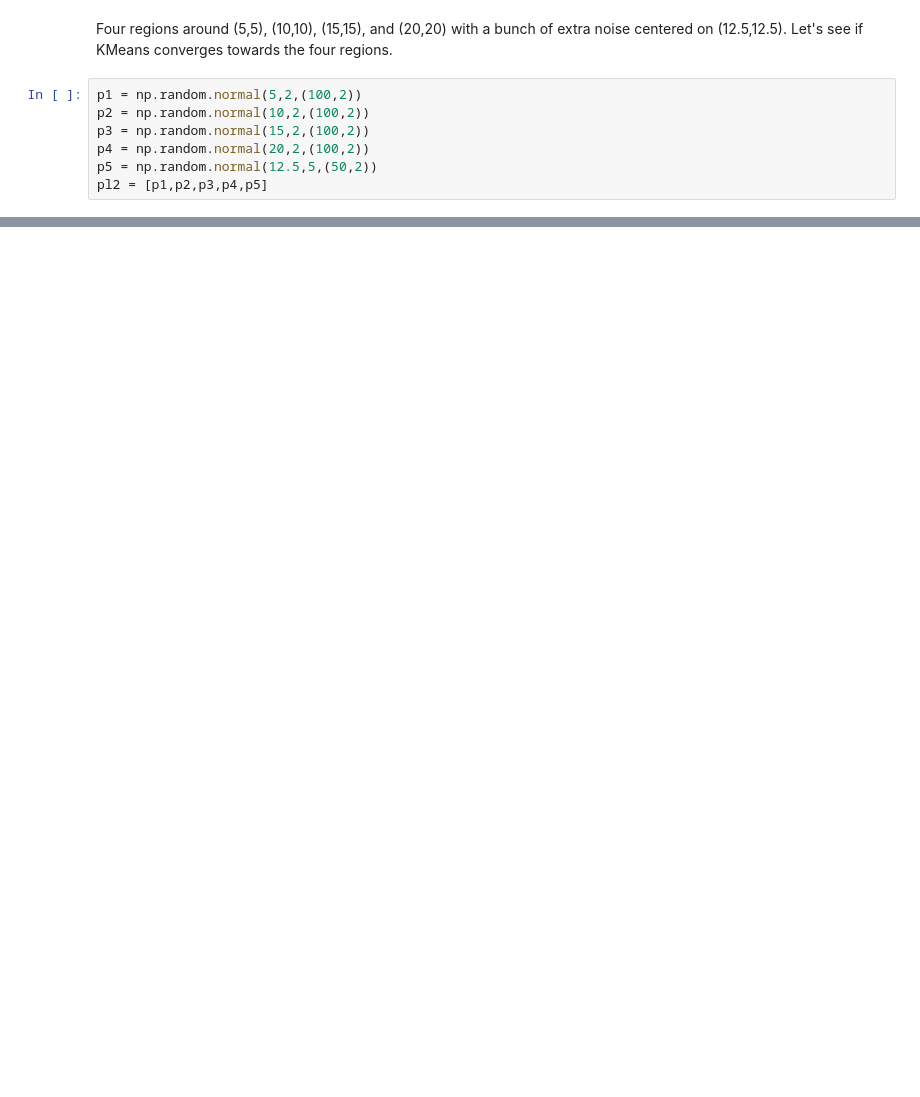
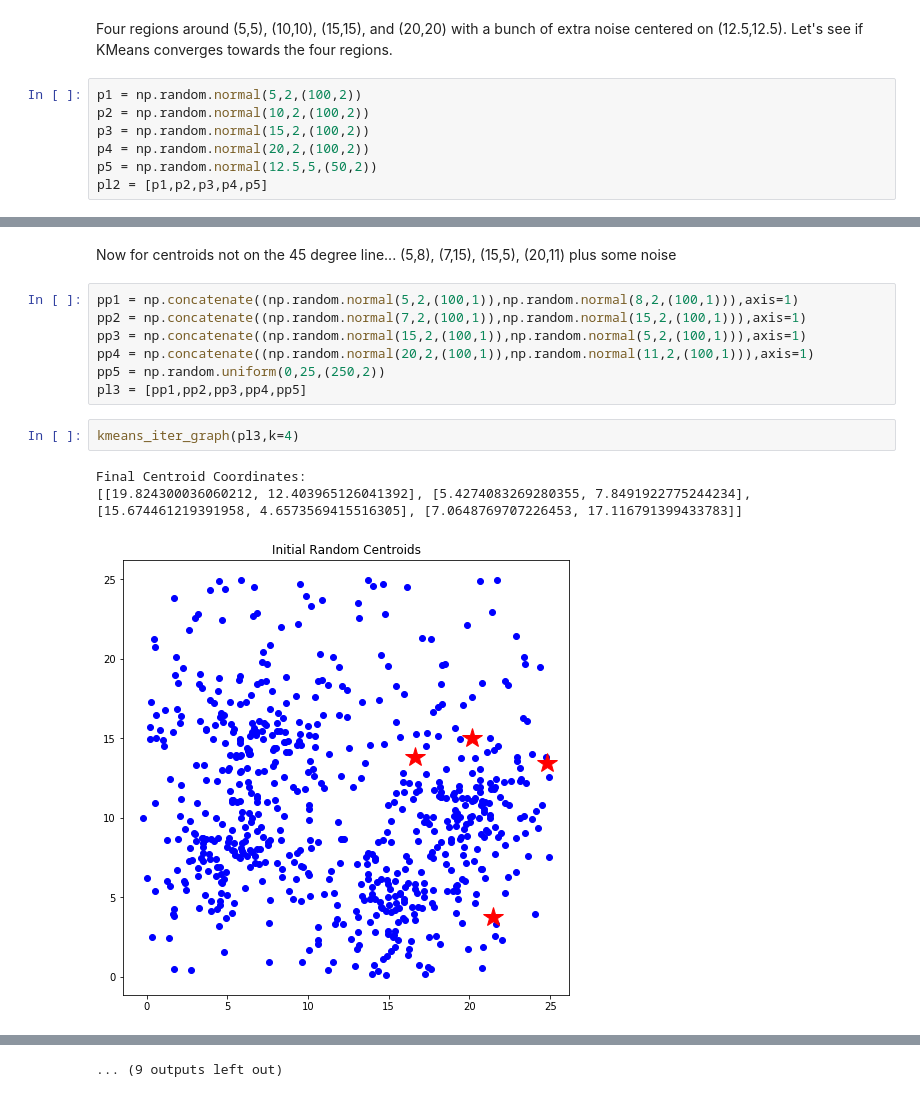
Before and after one commit to keithqu/illustrative, a Jupyter notebook: K Means Iteration.ipynb, the cells around one changed output, grey strips where cells are left out. Drawn from its saved outputs; the diff is of its cells as text; blank space fills up the shorter version.

```diff
--- a/K Means Iteration.ipynb
+++ b/K Means Iteration.ipynb
@@ -103,0 +103,15 @@ Final Centroid Coordinates:
+# %% [markdown]
+Now for centroids not on the 45 degree line... (5,8), (7,15), (15,5), (20,11) plus some noise
+# %%
+pp1 = np.concatenate((np.random.normal(5,2,(100,1)),np.random.normal(8,2,(100,1))),axis=1)
+pp2 = np.concatenate((np.random.normal(7,2,(100,1)),np.random.normal(15,2,(100,1))),axis=1)
+pp3 = np.concatenate((np.random.normal(15,2,(100,1)),np.random.normal(5,2,(100,1))),axis=1)
+pp4 = np.concatenate((np.random.normal(20,2,(100,1)),np.random.normal(11,2,(100,1))),axis=1)
+pp5 = np.random.uniform(0,25,(250,2))
+pl3 = [pp1,pp2,pp3,pp4,pp5]
+# %%
+kmeans_iter_graph(pl3,k=4)
+# %% [output]
+Final Centroid Coordinates:
+[[19.824300036060212, 12.403965126041392], [5.4274083269280355, 7.8491922775244234], [15.674461219391958, 4.6573569415516305], [7.0648769707226453, 17.116791399433783]]
+[figure, added]
@@ -103,0 +128 @@ Final Centroid Coordinates:
+... (9 outputs left out)
```
Also changed, not shown: parts of 3 cells of this notebook.
